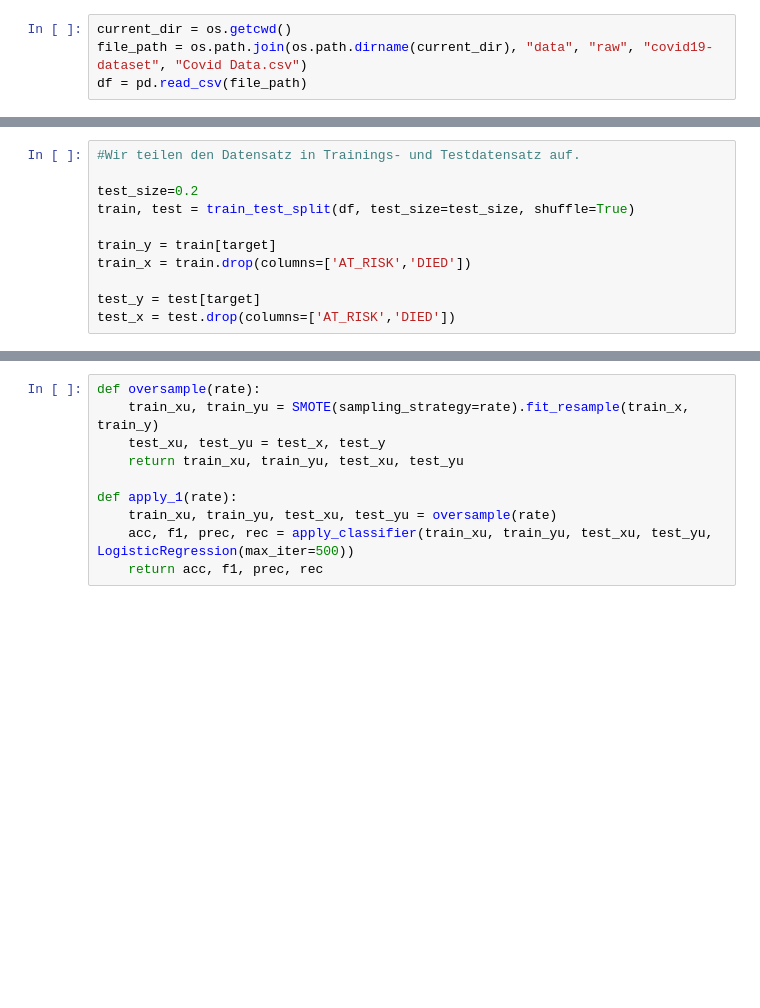
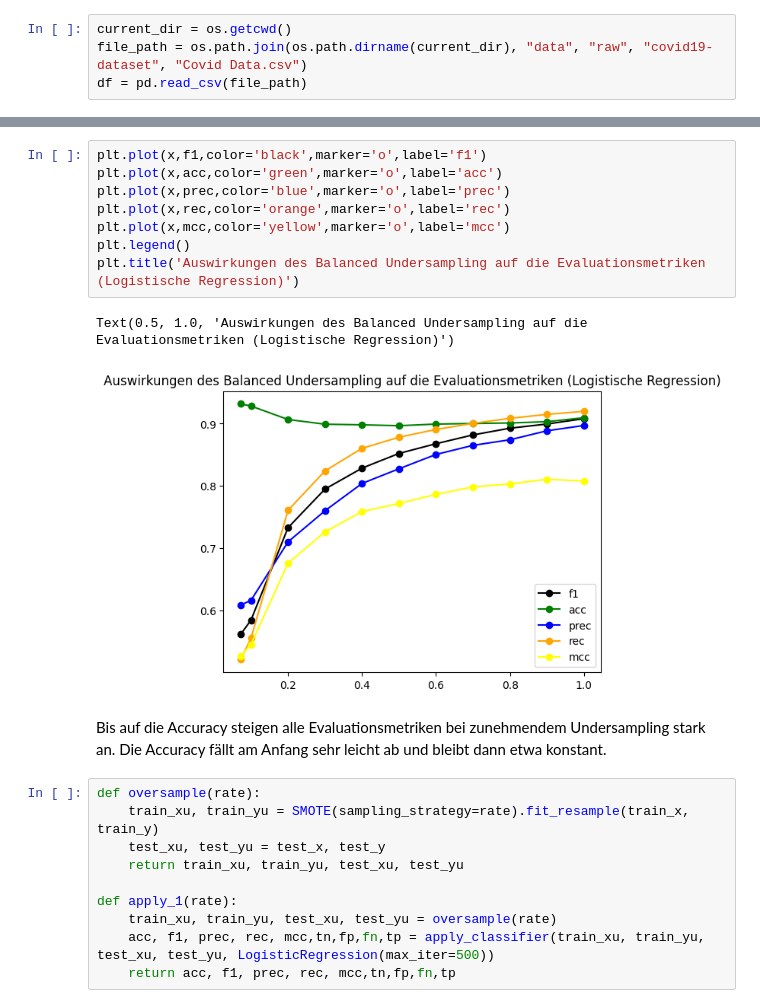
Before and after one commit to roink/covid-19-risiko-erkennung, a Jupyter notebook: notebooks/1.07-CK-Analyse-Anhang.ipynb, the cells around one changed output, grey strips where cells are left out. Saved outputs shown, nothing was run; the diff lists cells and outputs as text; blank space fills up the shorter version.

```diff
--- a/notebooks/1.07-CK-Analyse-Anhang.ipynb
+++ b/notebooks/1.07-CK-Analyse-Anhang.ipynb
@@ -91,14 +76,3 @@ Name: DIED, dtype: float64
-# %%
-#Wir teilen den Datensatz in Trainings- und Testdatensatz auf.
-
-test_size=0.2
-train, test = train_test_split(df, test_size=test_size, shuffle=True)
-
-train_y = train[target]
-train_x = train.drop(columns=['AT_RISK','DIED'])
-
-test_y = test[target]
-test_x = test.drop(columns=['AT_RISK','DIED'])
 # %%
 def apply_classifier(train_x, train_y, test_x, test_y, classifier):
     classifier.fit(train_x, train_y)
@@ -135,3 +119,16 @@ Text(0.5, 1.0, 'Auswirkungen des Undersampling auf die Evaluationsmetriken (Logi
+# %%
+plt.plot(x,f1,color='black',marker='o',label='f1')
+plt.plot(x,acc,color='green',marker='o',label='acc')
+plt.plot(x,prec,color='blue',marker='o',label='prec')
+plt.plot(x,rec,color='orange',marker='o',label='rec')
+plt.plot(x,mcc,color='yellow',marker='o',label='mcc')
+plt.legend()
+plt.title('Auswirkungen des Balanced Undersampling auf die Evaluationsmetriken (Logistische Regression)')
+# %% [output]
+Text(0.5, 1.0, 'Auswirkungen des Balanced Undersampling auf die Evaluationsmetriken (Logistische Regression)')
+[figure, added]
+# %% [markdown]
+Bis auf die Accuracy steigen alle Evaluationsmetriken bei zunehmendem Undersampling stark an. Die Accuracy fällt am Anfang sehr leicht ab und bleibt dann etwa konstant.
 # %%
 def oversample(rate):
     train_xu, train_yu = SMOTE(sampling_strategy=rate).fit_resample(train_x, train_y)
@@ -140,6 +137,6 @@ def oversample(rate):
 
 def apply_1(rate):
     train_xu, train_yu, test_xu, test_yu = oversample(rate)
-    acc, f1, prec, rec = apply_classifier(train_xu, train_yu, test_xu, test_yu, LogisticRegression(max_iter=500))
-    return acc, f1, prec, rec
+    acc, f1, prec, rec, mcc,tn,fp,fn,tp = apply_classifier(train_xu, train_yu, test_xu, test_yu, LogisticRegression(max_iter=500))
+    return acc, f1, prec, rec, mcc,tn,fp,fn,tp
 # %%
```
Also changed, not shown: parts of 20 cells of this notebook.
